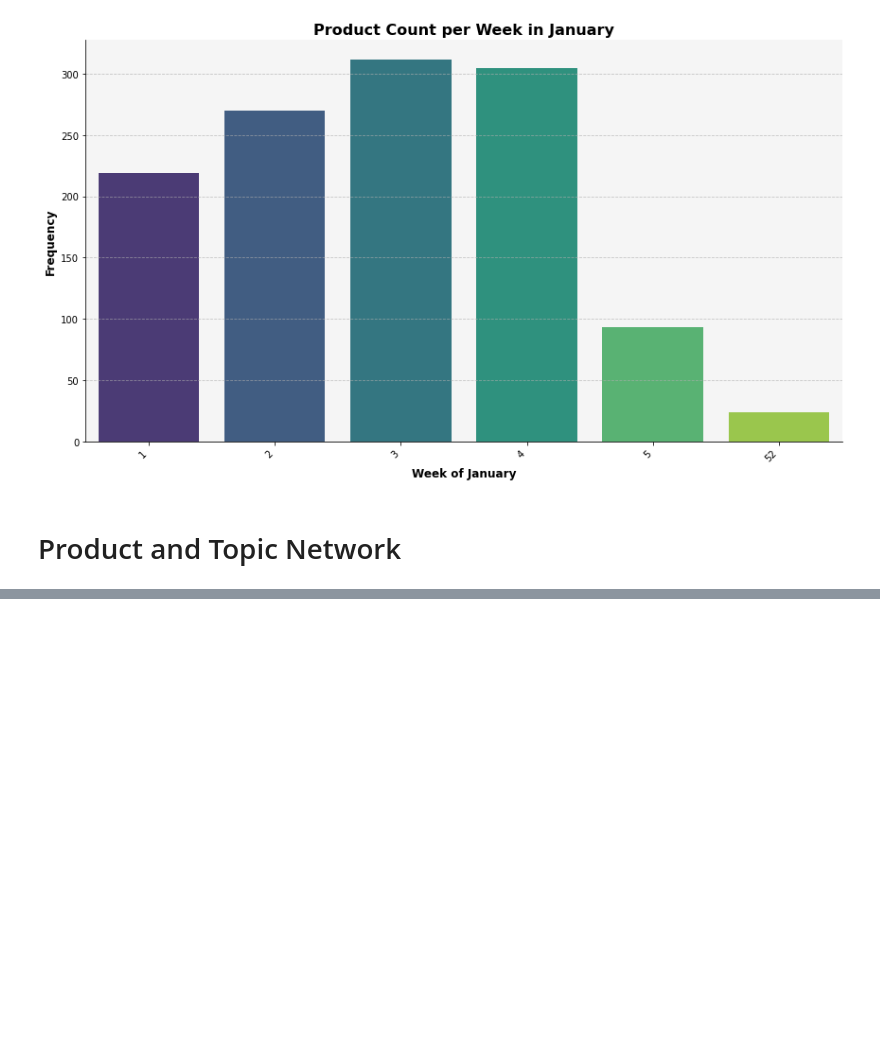
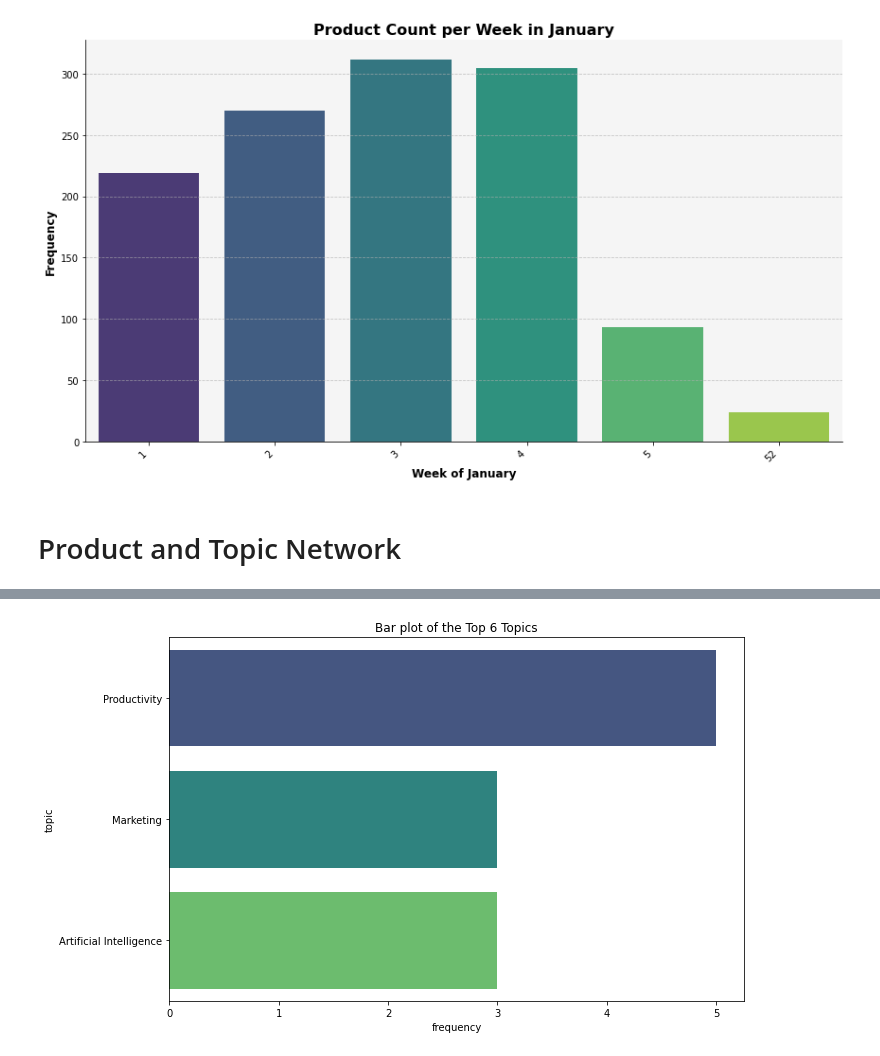
Before and after one commit to AliMehdii/ProductHunt_EDA_and_Unspervised_Sentiment_Analysis, a Jupyter notebook: Stats_Code/Data_Wrangling/EDA.ipynb, the cells around one changed output, grey strips where cells are left out. Cells and saved outputs as stored; diff of their text form; code cells hidden in the pictures; blank space fills up the shorter version.

```diff
--- a/Stats_Code/Data_Wrangling/EDA.ipynb
+++ b/Stats_Code/Data_Wrangling/EDA.ipynb
@@ -588,0 +540,20 @@ The most popular day of January is Day 24 with 64 products launched.
+# %%
+# Split the topics column and create a list of all topics
+all_topics = ranked_df['topics'].str.split(',').explode()
+all_topics.tolist()
+
+# Removing leading spaces from each string in the list
+all_topics = [s.lstrip() for s in all_topics]
+print("\nList of all topics (all_topics):")
+print(all_topics)
+
+# Assuming you have a list of items called 'items'
+item_freq = pd.Series(all_topics).value_counts().reset_index()
+
+# Rename the columns
+item_freq.columns = ['topic', 'frequency']
+
+# Display the DataFrame
+print(item_freq)
+
+item_freq.head()
@@ -588,0 +584,25 @@ The most popular day of January is Day 24 with 64 products launched.
+# %%
+
+# Step 2: Sort the DataFrame by 'Frequency' in descending order
+df_sorted = item_freq.sort_values(by='frequency', ascending=False)
+
+# Step 3: Calculate the threshold for the highest 50% of the data
+threshold = df_sorted['frequency'].quantile(0.5)
+
+# Step 4: Filter the DataFrame to keep only the rows with frequencies greater than the threshold
+df_filtered = df_sorted[df_sorted['frequency'] > threshold]
+
+# Step 5: Create the bar plot using Seaborn
+plt.figure(figsize=(10, 6))
+sns.barplot(x='frequency', y='topic', data=df_filtered, palette='viridis', dodge=False) # Add dodge=False to increase bar spacing
+plt.xlabel('frequency')
+plt.ylabel('topic')
+plt.title('Bar plot of the Top 6 Topics')
+
+# Rotate the y-axis labels for better readability
+# plt.yticks(rotation=45)
+
+plt.tight_layout()  # Adjust layout to prevent overlap
+plt.show()
+# %% [output]
+[figure, added]
```
Also changed, not shown: parts of 24 cells of this notebook.
